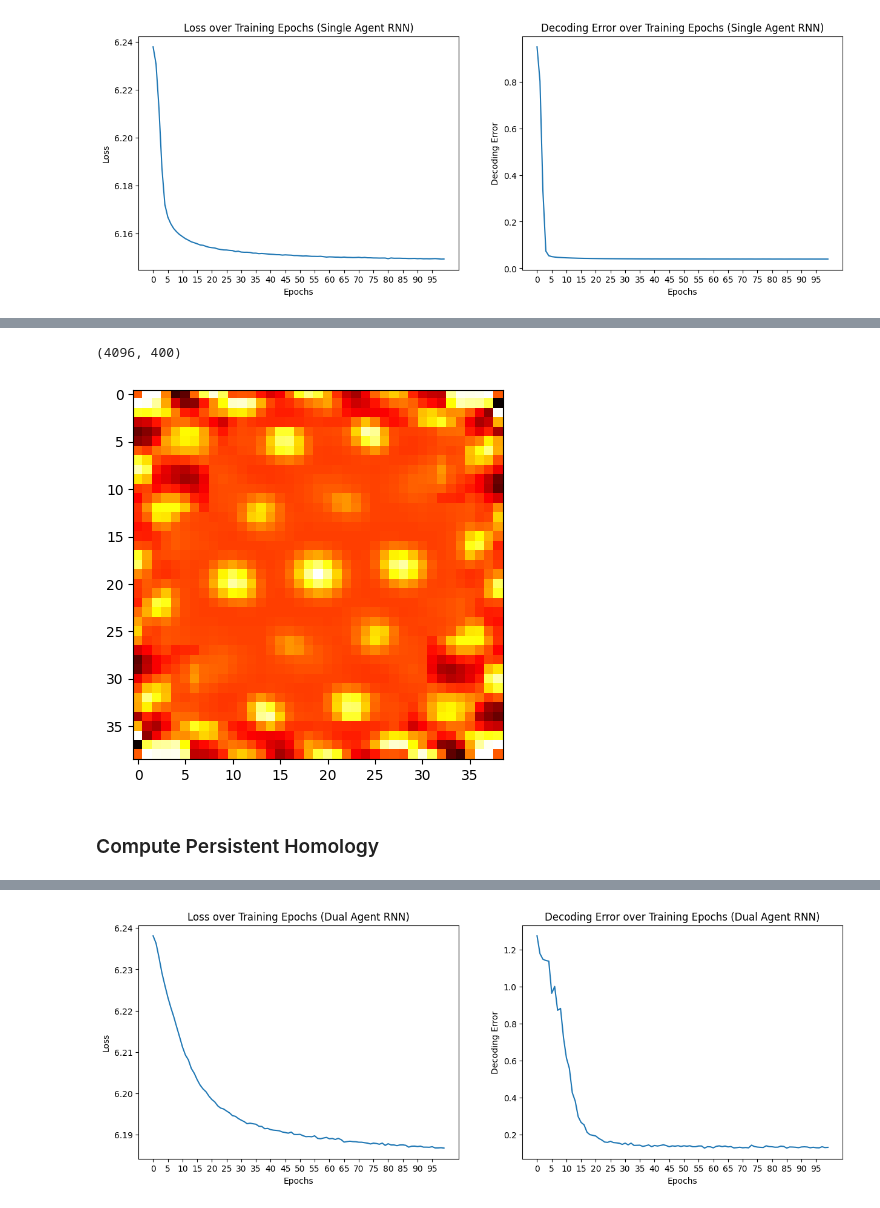
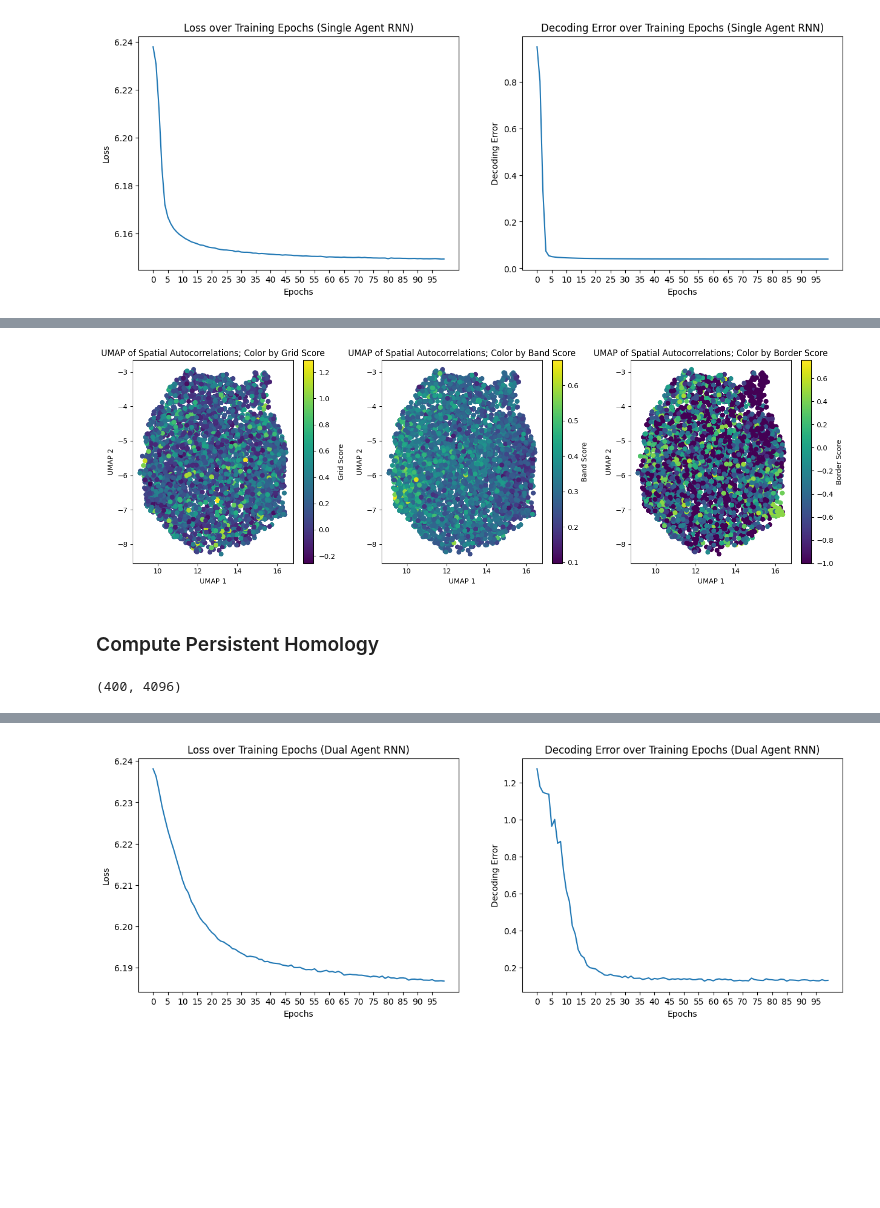
Before and after one commit to geometric-intelligence/neurometry, a Jupyter notebook: tutorials/071_application_dual_agent_rnns.ipynb, the cells around one changed output, grey strips where cells are left out. Drawn from its saved outputs; the diff is of its cells as text; code cells hidden in the pictures; blank space fills up the shorter version.

```diff
--- a/tutorials/071_application_dual_agent_rnns.ipynb
+++ b/tutorials/071_application_dual_agent_rnns.ipynb
@@ -220,7 +234,3 @@ To enable the following instructions: AVX2 FMA, in other operations, rebuild Ten
-# %%
-single_agent_rate_maps[-1].shape
-# %% [output]
-(4096, 400)
 # %%
 umap_clusters = umap_dbscan.fit_predict(umap_embedding)
 
@@ -234,9 +244,68 @@ clusters = []
 for i in np.unique(umap_clusters):
     cluster = get_data_from_cluster(single_agent_rate_maps[-1], i)
     clusters.append(cluster)
-# %%
-plt.imshow(spatial_autocorrelation[1000], cmap="hot", interpolation="nearest");
-# %% [output]
-[figure, removed]
+# %%
+epochs = list(range(0, 45, 5))
+
+scores_dir = os.path.join(single_file_path, "scores")
+
+grid_scores_all_epochs = []
+band_scores_all_epochs = []
+border_scores_all_epochs = []
+for epoch in epochs:
+    grid_scores_all_epochs.append(
+        np.load(os.path.join(scores_dir, f"score_60_single_agent_epoch_{epoch}.npy"))
+    )
+    band_scores_all_epochs.append(
+        np.load(os.path.join(scores_dir, f"band_scores_single_agent_epoch_{epoch}.npy"))
+    )
+    border_scores_all_epochs.append(
+        np.load(
+            os.path.join(scores_dir, f"border_scores_single_agent_epoch_{epoch}.npy")
+        )
+    )
+# %%
+fig, axs = plt.subplots(1, 3, figsize=(15, 5))
+
+# Plot for Grid Scores
+sc1 = axs[0].scatter(
+    umap_embedding[:, 0],
+    umap_embedding[:, 1],
+    c=grid_scores_all_epochs[-1],
+    cmap="viridis",
+)
+
+axs[0].set_xlabel("UMAP 1")
+axs[0].set_ylabel("UMAP 2")
+axs[0].set_title("UMAP of Spatial Autocorrelations; Color by Grid Score")
+fig.colorbar(sc1, ax=axs[0], orientation="vertical", label="Grid Score")
+
+# Plot for Band Scores
+sc2 = axs[1].scatter(
+    umap_embedding[:, 0],
+    umap_embedding[:, 1],
+    c=band_scores_all_epochs[-1],
+    cmap="viridis",
+)
+axs[1].set_xlabel("UMAP 1")
+axs[1].set_ylabel("UMAP 2")
+axs[1].set_title("UMAP of Spatial Autocorrelations; Color by Band Score")
+fig.colorbar(sc2, ax=axs[1], orientation="vertical", label="Band Score")
+
+# Plot for Border Scores
+sc3 = axs[2].scatter(
+    umap_embedding[:, 0],
+    umap_embedding[:, 1],
+    c=border_scores_all_epochs[-1],
+    cmap="viridis",
+)
+axs[2].set_xlabel("UMAP 1")
+axs[2].set_ylabel("UMAP 2")
+axs[2].set_title("UMAP of Spatial Autocorrelations; Color by Border Score")
+fig.colorbar(sc3, ax=axs[2], orientation="vertical", label="Border Score")
+
+plt.tight_layout()
+# %% [output]
+[figure, added]
 # %% [markdown]
 ### Compute Persistent Homology
@@ -245,3 +312,6 @@ from neurometry.topology.persistent_homology import compute_persistence_diagrams
 # %%
 cluster_id = 0
 neural_points = clusters[cluster_id].reshape(len(clusters[cluster_id]), -1).T
+print(neural_points.shape)
+# %% [output]
+(400, 4096)
```
Also changed, not shown: parts of 46 cells of this notebook, 5 other files.
